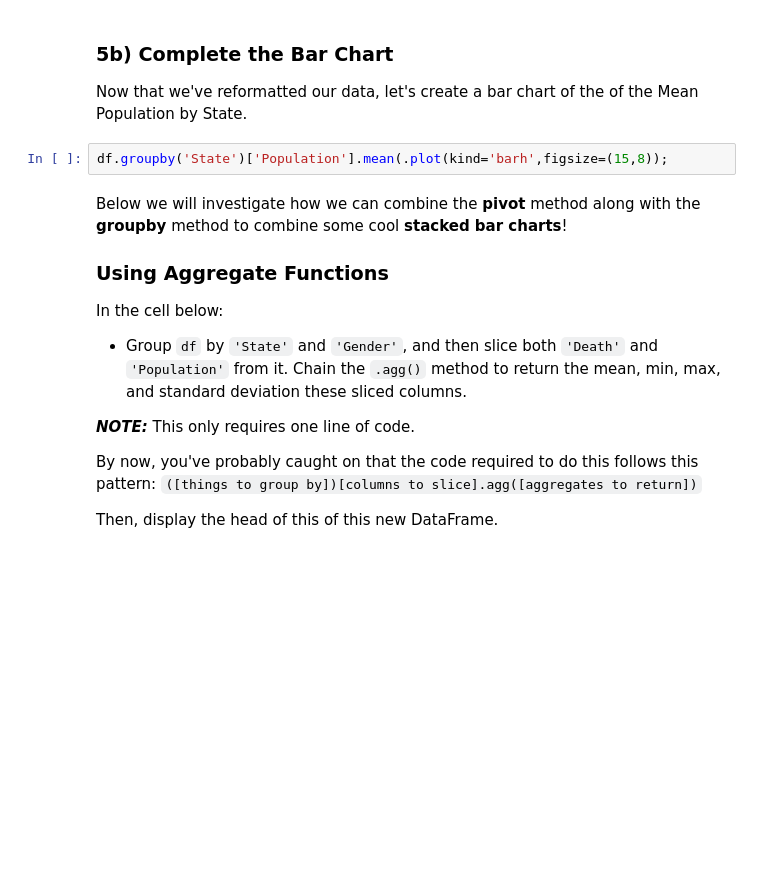
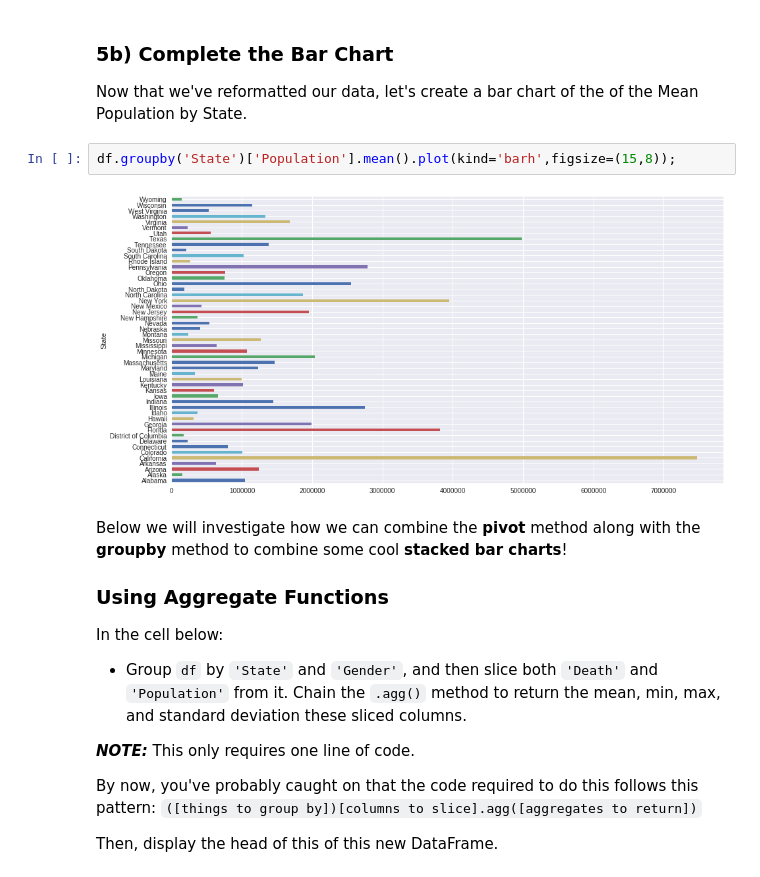
Before and after one commit to ZMBailey/dsc-1-04-09-pivot-tables-with-pandas-lab-seattle-ds-career-040119, a Jupyter notebook: index.ipynb, the cells around one changed output. Saved outputs shown, nothing was run; the diff lists cells and outputs as text; blank space fills up the shorter version.

```diff
--- a/index.ipynb
+++ b/index.ipynb
@@ -227,7 +227,9 @@ memory usage: 410.3+ KB
 
 Now that we've reformatted our data, let's create a bar chart of the of the Mean Population by State.
 # %%
-df.groupby('State')['Population'].mean(.plot(kind='barh',figsize=(15,8));
+df.groupby('State')['Population'].mean().plot(kind='barh',figsize=(15,8));
+# %% [output]
+[figure, added]
 # %% [markdown]
 Below we will investigate how we can combine the **pivot** method along with the **groupby** method to combine some cool **stacked bar charts**!
 
```
